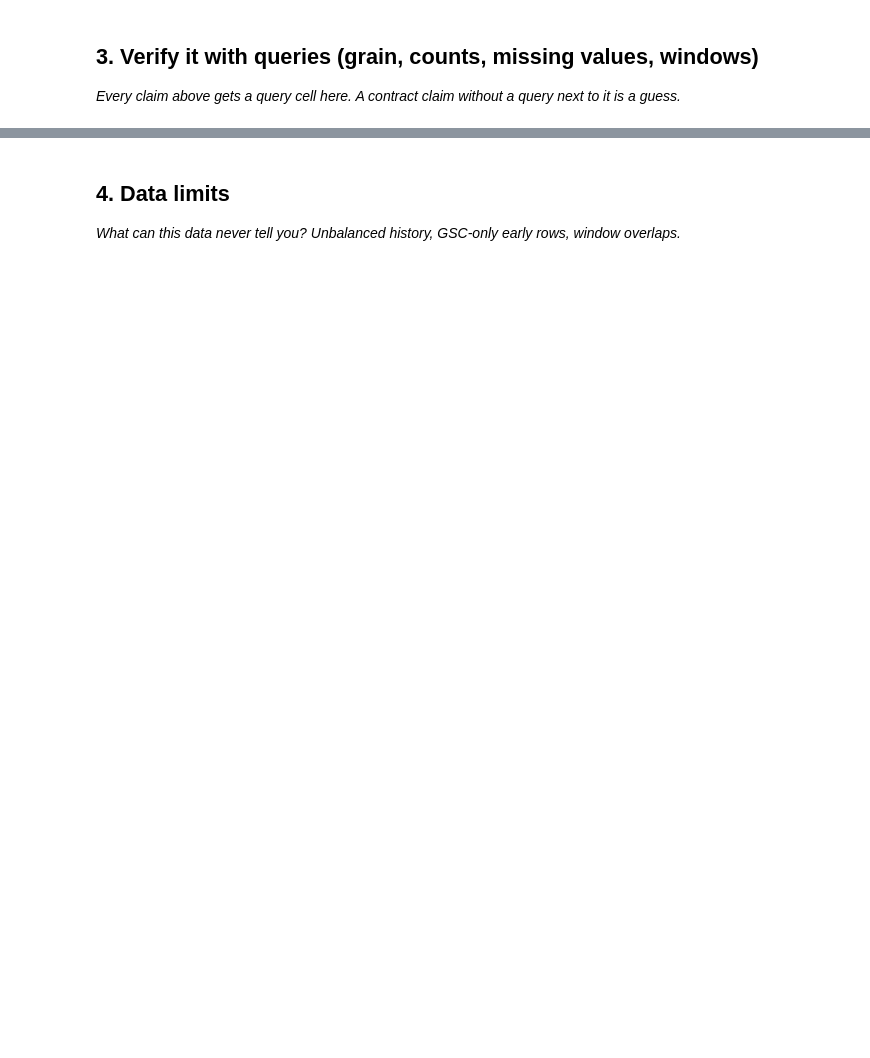
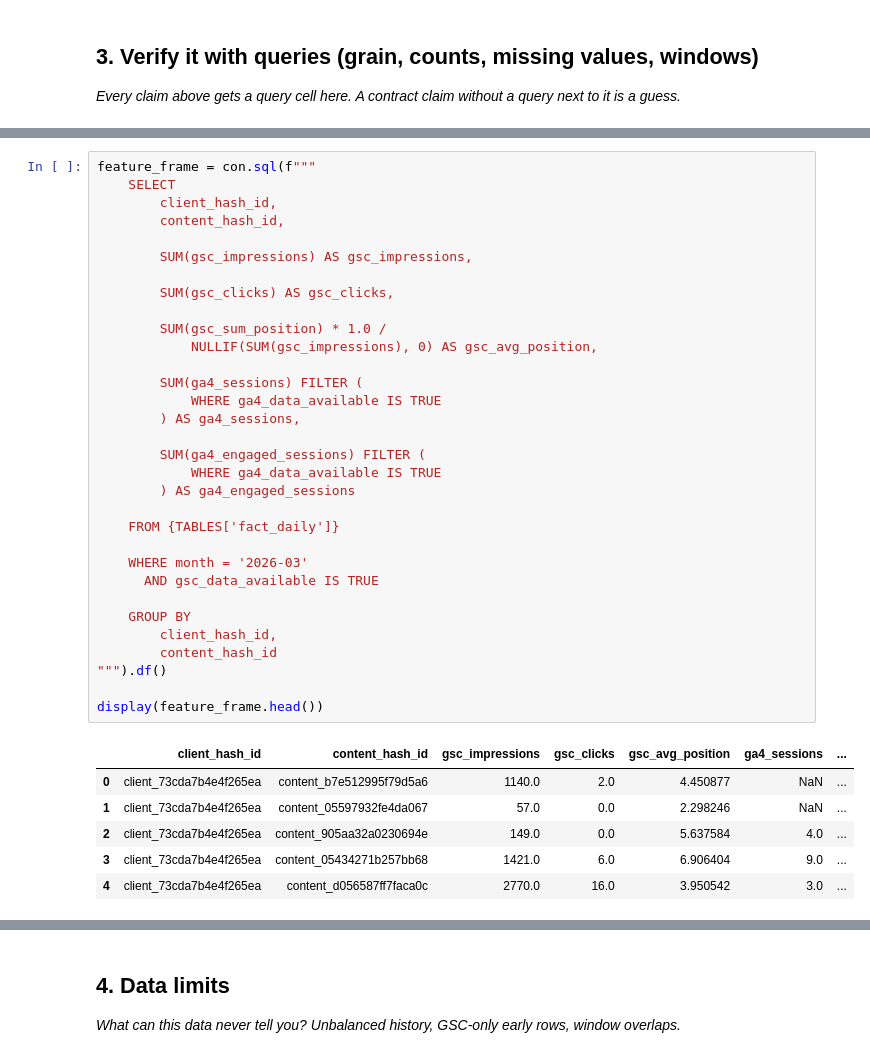
Before and after one commit to ndukwegodslove-del/FlyrankAI-MLinternship, a Jupyter notebook: work/notebooks/w03_data_contract.ipynb, the cells around one changed output, grey strips where cells are left out. Saved outputs shown, nothing was run; the diff lists cells and outputs as text; blank space fills up the shorter version.

```diff
--- a/work/notebooks/w03_data_contract.ipynb
+++ b/work/notebooks/w03_data_contract.ipynb
@@ -20,0 +256,39 @@ This skeleton is yours to fill. Work the sections **in order** — each one has
+# %%
+feature_frame = con.sql(f"""
+    SELECT
+        client_hash_id,
+        content_hash_id,
+
+        SUM(gsc_impressions) AS gsc_impressions,
+
+        SUM(gsc_clicks) AS gsc_clicks,
+
+        SUM(gsc_sum_position) * 1.0 /
+            NULLIF(SUM(gsc_impressions), 0) AS gsc_avg_position,
+
+        SUM(ga4_sessions) FILTER (
+            WHERE ga4_data_available IS TRUE
+        ) AS ga4_sessions,
+
+        SUM(ga4_engaged_sessions) FILTER (
+            WHERE ga4_data_available IS TRUE
+        ) AS ga4_engaged_sessions
+
+    FROM {TABLES['fact_daily']}
+
+    WHERE month = '2026-03'
+      AND gsc_data_available IS TRUE
+
+    GROUP BY
+        client_hash_id,
+        content_hash_id
+""").df()
+
+display(feature_frame.head())
+# %% [output]
+|  | client_hash_id | content_hash_id | gsc_impressions | gsc_clicks | gsc_avg_position | ga4_sessions | ... |
+| 0 | client_73cda7b4e4f265ea | content_b7e512995f79d5a6 | 1140.0 | 2.0 | 4.450877 | NaN | ... |
+| 1 | client_73cda7b4e4f265ea | content_05597932fe4da067 | 57.0 | 0.0 | 2.298246 | NaN | ... |
+| 2 | client_73cda7b4e4f265ea | content_905aa32a0230694e | 149.0 | 0.0 | 5.637584 | 4.0 | ... |
+| 3 | client_73cda7b4e4f265ea | content_05434271b257bb68 | 1421.0 | 6.0 | 6.906404 | 9.0 | ... |
+| 4 | client_73cda7b4e4f265ea | content_d056587ff7faca0c | 2770.0 | 16.0 | 3.950542 | 3.0 | ... |
```
Also changed, not shown: parts of 31 cells of this notebook.
